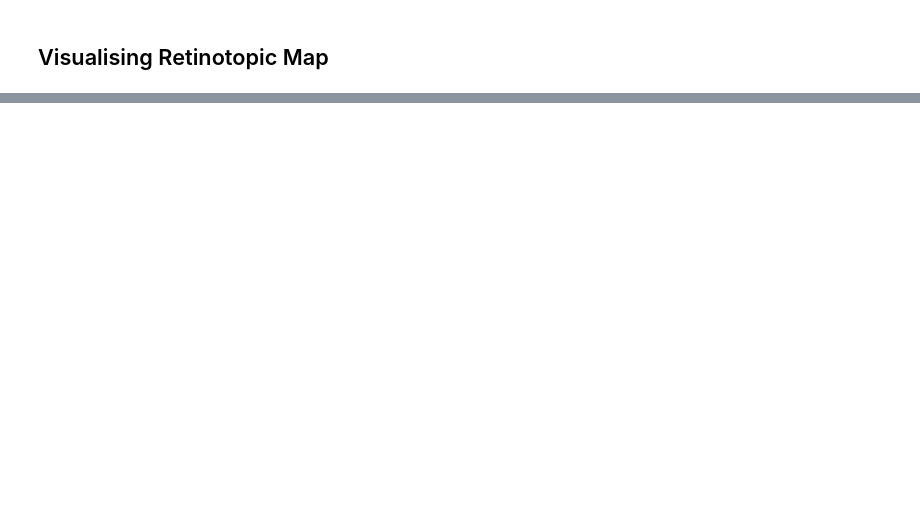
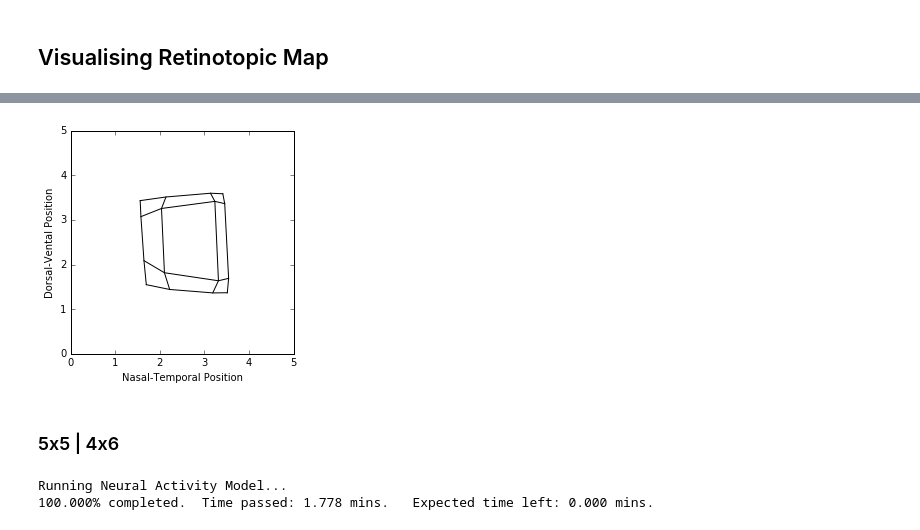
Before and after one commit to dkeitley/Map-Formation-Models, a Jupyter notebook: Neural_Activity_Model.ipynb, the cells around one changed output, grey strips where cells are left out. Drawn from its saved outputs; the diff is of its cells as text; code cells hidden in the pictures; blank space fills up the shorter version.

```diff
--- a/Neural_Activity_Model.ipynb
+++ b/Neural_Activity_Model.ipynb
@@ -479,0 +599,12 @@ plot_map(rf_centres)
+# %%
+reset_sheet_params(6,6,4,4)
+plot_map(rfc2)
+# %% [output]
+[figure, added]
+# %% [markdown]
+### 5x5 | 4x6
+# %%
+(iw3,rfc3) = systems_matching(5,5,4,6,60000)
+# %% [output]
+Running Neural Activity Model...
+100.000% completed.  Time passed: 1.778 mins.   Expected time left: 0.000 mins.
```
Also changed, not shown: parts of 33 cells of this notebook.
